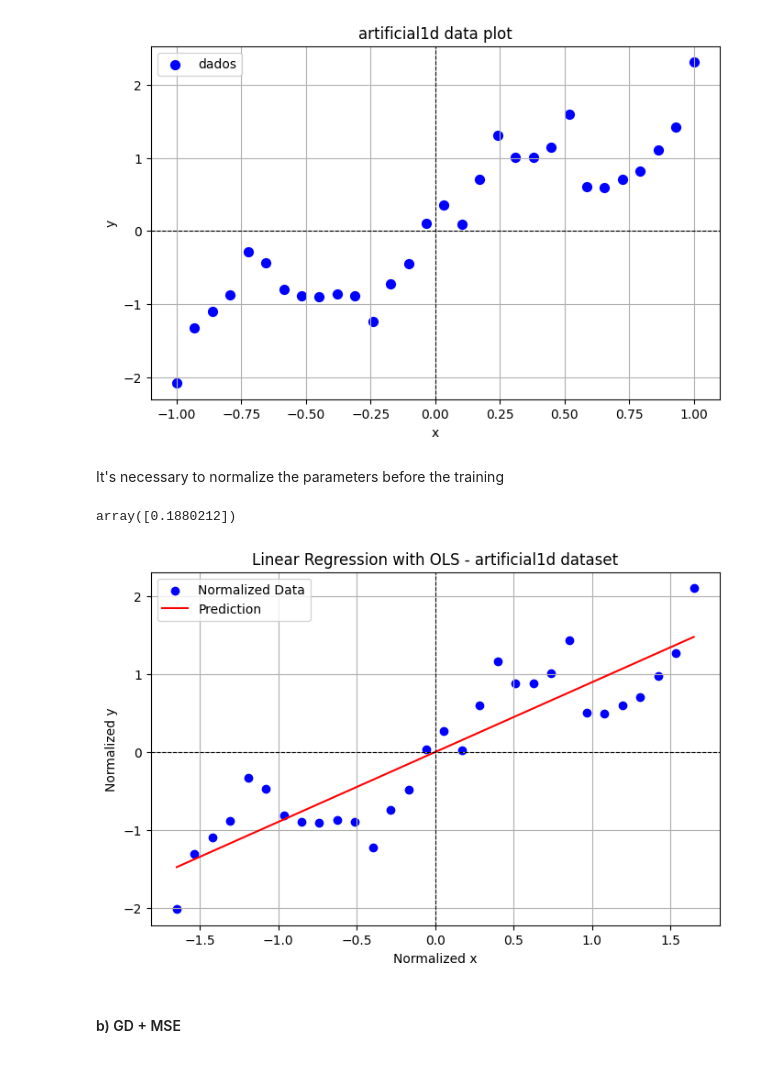
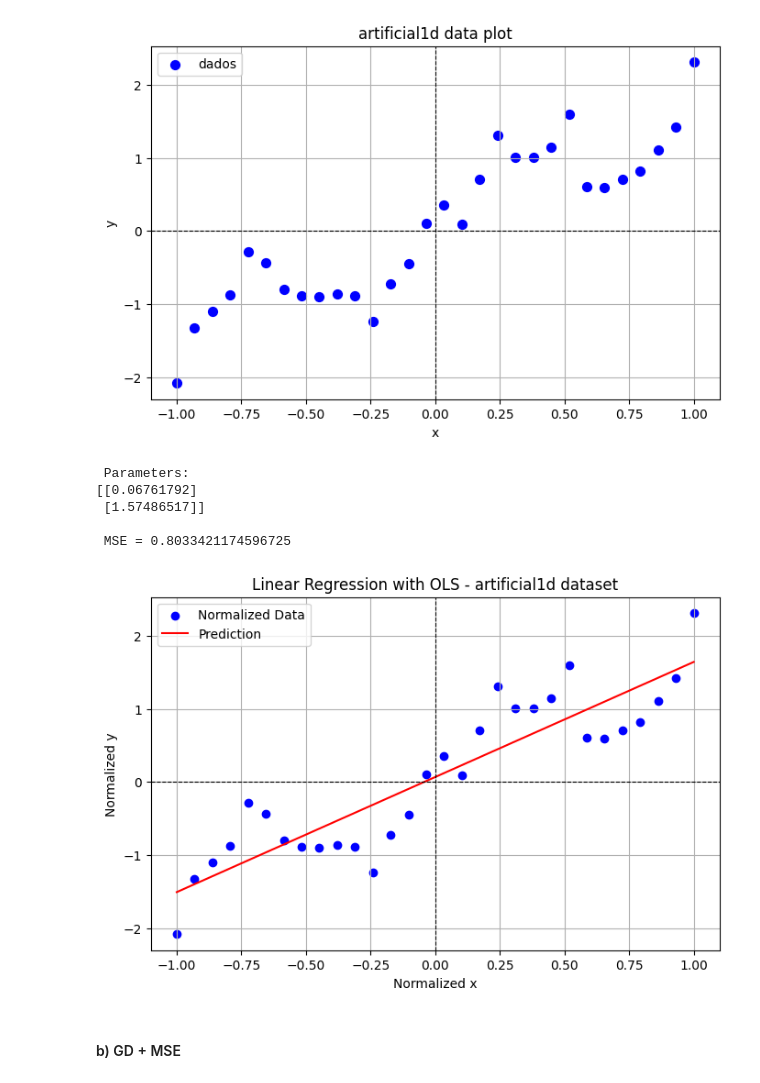
Before and after one commit to erikbayerlein/machine-learning, a Jupyter notebook: lists/L1/L1.ipynb, the cells around one changed output. Cells and saved outputs as stored; diff of their text form; code cells hidden in the pictures.

```diff
--- a/lists/L1/L1.ipynb
+++ b/lists/L1/L1.ipynb
@@ -21,10 +46,17 @@ MSE = lambda y_hat, y, n: (1/n) * np.sum((y - y_hat) ** 2, axis=0)
 # %%
 def ols(
     x: np.ndarray,
-    y: np.ndarray
+    y: np.ndarray,
+    data
 ):
-    x_trans = x.T
-    return np.linalg.inv(x_trans @ x) @ x_trans @ y
+    x = data[:,0].reshape(-1,1)
+    y = data[:,1].reshape(-1,1)
+    X_b = np.c_[np.ones((len(x))), x]
+
+    w = np.linalg.solve(X_b.T @ X_b, X_b.T @ y )
+    y_hat = X_b @ w
+
+    return w, y_hat, X_b
 # %% [markdown]
 #### Gradient Descent (GD)
 # %%
@@ -134,35 +118,39 @@ plt.grid(True)
 plt.show()
 # %% [output]
 [figure]
-# %% [markdown]
-It's necessary to normalize the parameters before the training
 # %%
-normalized_data = zscore_norm(data)
+X_normalized = min_max_norm(x)
+y_normalized = standard_scaler_norm(y)
 
-x = np.c_[np.ones(normalized_data.shape[0]).T, normalized_data[:, [0]]]
-y = normalized_data[:, [1]]
+mse_norm = MSE_norm(X_normalized, y_normalized, data)
 
-w = ols(x, y)
-y_hat = x @ w
+X = data[:,0].reshape(-1,1)
+y = data[:,1].reshape(-1,1)
 
-mse = MSE(y_hat, y, y_hat.shape[0])
-mse
+w, y_hat, X_b = ols(X, y, data)
-# %% [output]
-array([0.1880212])
 # %%
+print("\n Parameters:")
+print(w)
+print(f"\n MSE = {mse_norm}")
+
 plt.figure(figsize=(8,5))
-plt.scatter(normalized_data[:,0], y, color="blue", label="Normalized Data")
-plt.plot(normalized_data[:,0], y_hat, color="red", label="Prediction")
+plt.scatter(data[:,0], y, color="blue", label="Normalized Data")
+plt.plot(data[:,0], y_hat, color="red", label="Prediction")
 plt.axhline(0, color="black", linewidth=0.8, linestyle="--")
 plt.axvline(0, color="black", linewidth=0.8, linestyle="--")
 plt.title("Linear Regression with OLS - artificial1d dataset")
 plt.xlabel("Normalized x")
 plt.ylabel("Normalized y")
 plt.legend()
 plt.grid(True)
 plt.show()
 # %% [output]
+ Parameters:
+[[0.06761792]
+ [1.57486517]]
+
+ MSE = 0.8033421174596725
-[figure, old version]
+[figure, new version]
 # %% [markdown]
 #### b) GD + MSE
 # %%
```
Also changed, not shown: parts of 55 cells of this notebook, 2 other files.
